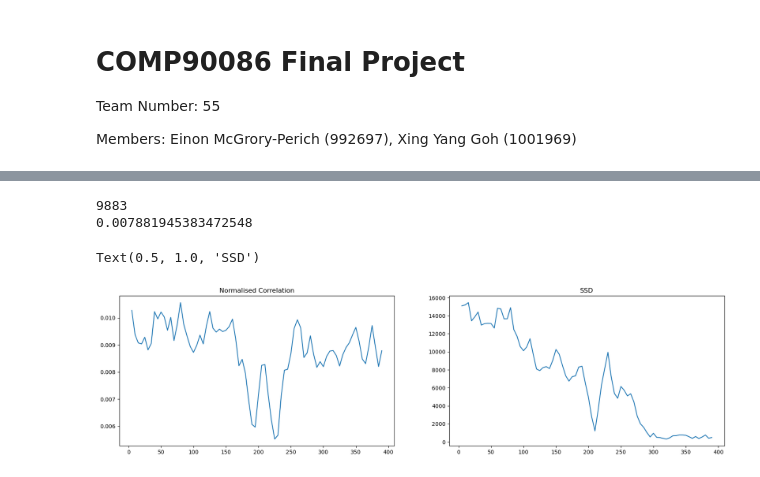
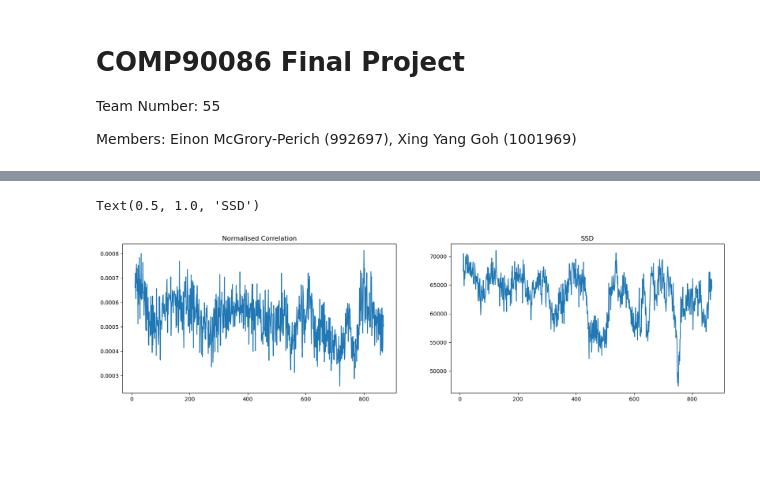
Before and after one commit to Neva-Y/Disparity-Image, a Jupyter notebook: Final-Project.ipynb, the cells around one changed output, grey strips where cells are left out. Saved outputs shown, nothing was run; the diff lists cells and outputs as text; code cells hidden in the pictures; blank space fills up the shorter version.

```diff
--- a/Final-Project.ipynb
+++ b/Final-Project.ipynb
@@ -103,6 +102,31 @@ def sum_squared_differences(img_l, img_r, centre_l, centre_r, boundary_size):
 
     return error
 
+def sum_absolute_differences(img_l, img_r, centre_l, centre_r, boundary_size):
+    # Column
+    min_l_x = centre_l[1] - boundary_size
+    max_l_x = centre_l[1] + boundary_size
+
+    min_r_x = centre_r[1] - boundary_size
+    max_r_x = centre_r[1] + boundary_size
+    # Row
+    min_l_y = centre_l[0] - boundary_size
+    max_l_y = centre_l[0] + boundary_size
+
+    min_r_y = centre_r[0] - boundary_size
+    max_r_y = centre_r[0] + boundary_size
+
+    patch_l = img_l[min_l_y:max_l_y,min_l_x:max_l_x]
+    patch_r = img_r[min_r_y:max_r_y,min_r_x:max_r_x]
+
+    # Error of RGB values
+    # error = np.sum((img_l[min_l_y:max_l_y,min_l_x:max_l_x,:] - img_r[min_r_y:max_r_y,min_r_x:max_r_x,:])**2)
+
+    # Error of Grey values
+    error = np.sum(abs(patch_l - patch_r))
+
+    return error
+
 
 def norm_correlation(img_l, img_r, centre_l, centre_r, boundary_size):
 
@@ -115,58 +139,41 @@ def norm_correlation(img_l, img_r, centre_l, centre_r, boundary_size):
 
     # Row
     min_l_y = centre_l[0] - boundary_size
     max_l_y = centre_l[0] + boundary_size
 
     min_r_y = centre_r[0] - boundary_size
     max_r_y = centre_r[0] + boundary_size
 
     patch_l = img_l[min_l_y:max_l_y,min_l_x:max_l_x]
     patch_r = img_r[min_r_y:max_r_y,min_r_x:max_r_x]
 
-    norm_corr = np.sum(np.dot(patch_l,patch_r))/(np.linalg.norm(patch_l, 'fro')*np.linalg.norm(patch_r, 'fro'))
+    sum = 0
+    for i in range(len(patch_l)):
+        sum += np.dot(patch_l[i], patch_r[i])
+
+    norm_corr = sum/(np.linalg.norm(patch_l, 'fro')*np.linalg.norm(patch_r, 'fro'))
     return norm_corr
 
-boundary_size = 5
-row = 350
-left_image = [row,400]
+boundary_size = 12
+row = 360
+left_image = [row,860]
 SSD = []
 corr = []
 pixel_loc = []
-for i in range(boundary_size, len(img_l)-boundary_size, boundary_size):
+for i in range(boundary_size, len(img_l_grey[0])-boundary_size, 1):
     pixel_loc.append(i)
     corr.append(norm_correlation(img_l_grey, img_r_grey, left_image, [row,i], boundary_size))
     SSD.append(sum_squared_differences(img_l_grey, img_r_grey, left_image, [row,i], boundary_size))
 
 
 plt.subplots(1,2, figsize=(20,5))
 plt.subplot(1,2,1)
 plt.plot(pixel_loc, corr)
 plt.title('Normalised Correlation')
 
 plt.subplot(1,2,2)
 plt.plot(pixel_loc, SSD)
 plt.title('SSD')
-
-
-#
-# calc_disp = np.zeros((400,881))
-# for row_index in range(boundary_size,len(img_l)-boundary_size,5):
-#     row = img_l[row_index]
-#     # Should be the full bounds, but takes a very long time, consider using tensor operations on rows
-#     for col_index_left in range(boundary_size,len(row)-boundary_size,5):
-#         left_centre = [row_index, col_index_left]
-#         min_col_index = 20
-#         min_error = sum_squared_differences(img_l, img_r, left_centre, [row_index, min_col_index], 3)
-#         for col_index_right in range(boundary_size,len(row)-boundary_size):
-#             right_pixel = row[col_index_right]
-#             right_centre = [row_index, col_index_right]
-#             ssd_error = sum_squared_differences(img_l, img_r, left_centre, right_centre,3)
-#             if min_error > ssd_error:
-#                 min_error = ssd_error
-#                 min_col_index = col_index_right
-#         calc_disp[row_index][col_index_left] = min_col_index - col_index_left
 # %% [output]
-9883
-0.007881945383472548
+Text(0.5, 1.0, 'SSD')
-Text(0.5, 1.0, 'SSD')
-[figure, old version]
+[figure, new version]
```
Also changed, not shown: parts of 4 cells of this notebook, 1 other file.
